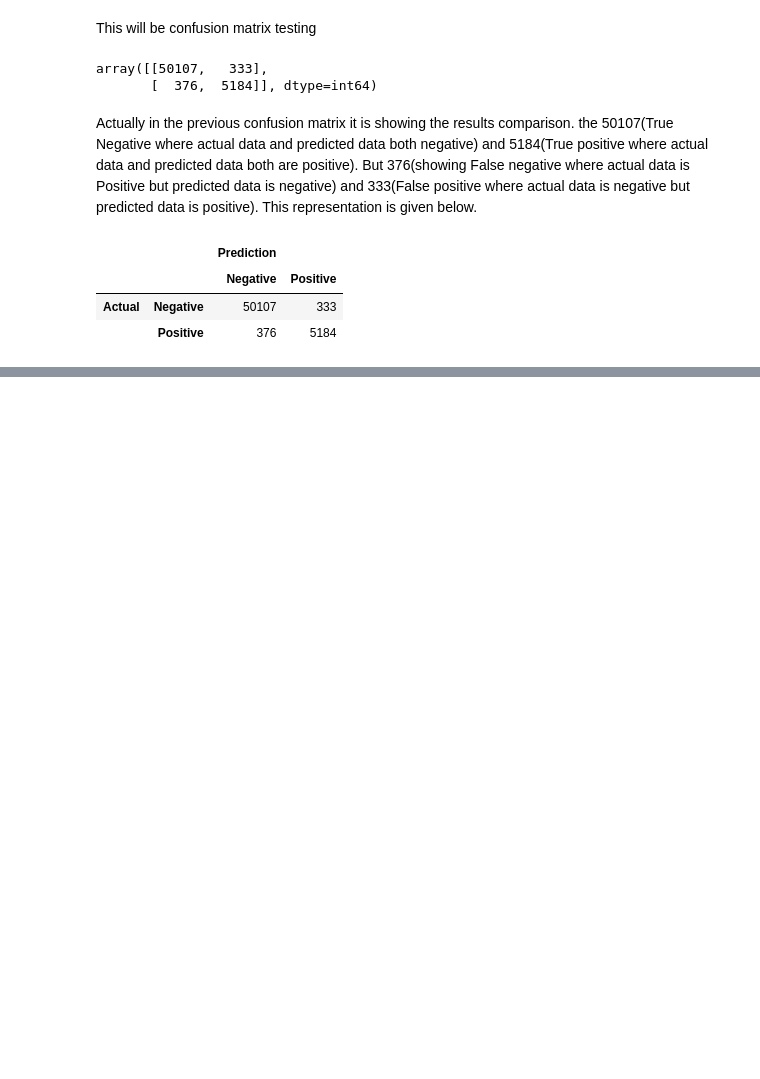
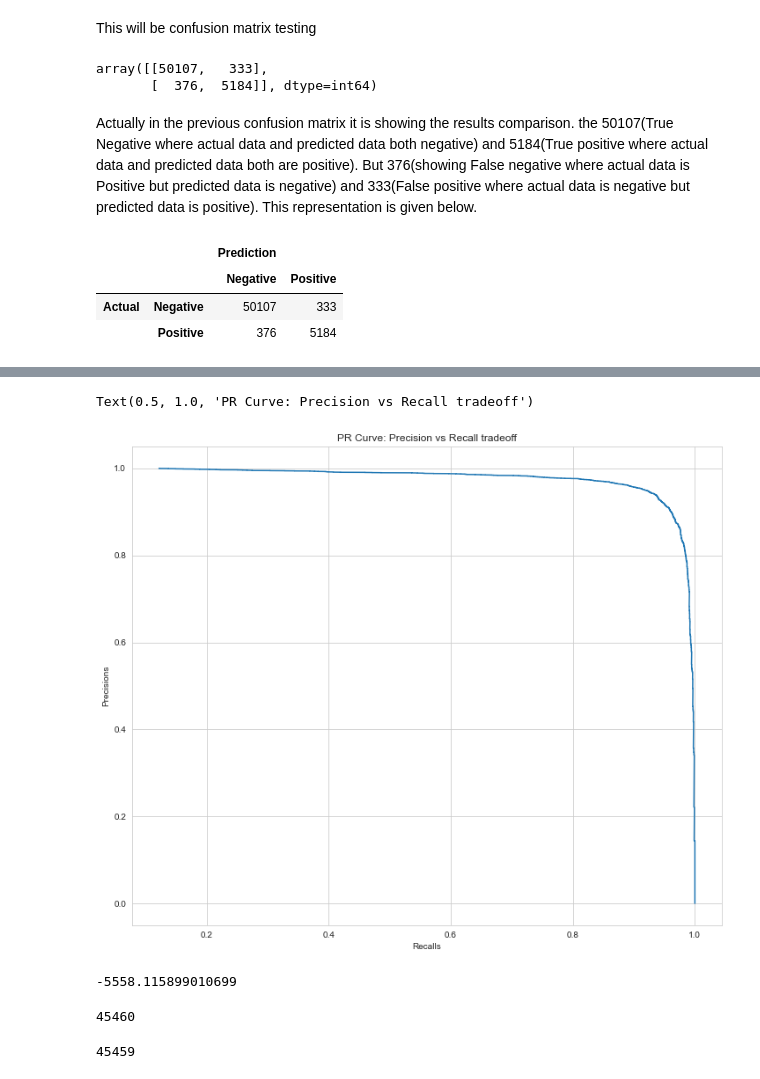
Before and after one commit to mashnun/Classification-Learning, a Jupyter notebook: Classification type ML.ipynb, the cells around one changed output, grey strips where cells are left out. Cells and saved outputs as stored; diff of their text form; code cells hidden in the pictures; blank space fills up the shorter version.

```diff
--- a/Classification type ML.ipynb
+++ b/Classification type ML.ipynb
@@ -249,0 +309,22 @@ pd.DataFrame(confusion_matrix(Y_train_0, Y_train_predict), columns=pd.MultiIndex
+# %%
+pt.figure(figsize=(12,10))
+pt.plot(precisions, recalls)
+pt.xlabel("Recalls")
+pt.ylabel("Precisions")
+pt.title("PR Curve: Precision vs Recall tradeoff")
+# %% [output]
+Text(0.5, 1.0, 'PR Curve: Precision vs Recall tradeoff')
+[figure, added]
+# %%
+idx = len(precisions[precisions < 0.9])
+thresholds[idx]
+# %% [output]
+-5558.115899010699
+# %%
+len(precisions)
+# %% [output]
+45460
+# %%
+len(thresholds)
+# %% [output]
+45459
```
Also changed, not shown: parts of 16 cells of this notebook.
